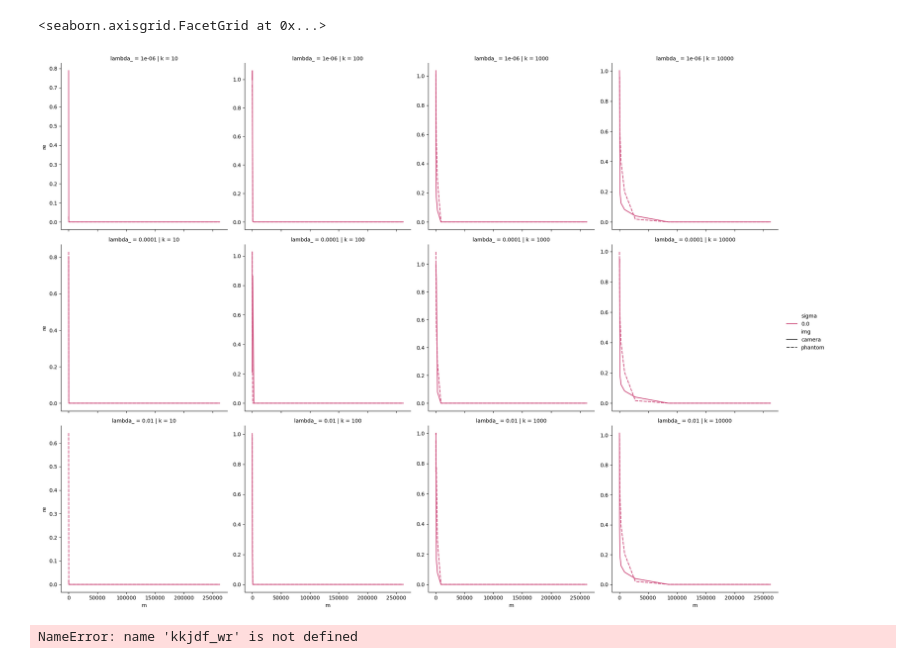
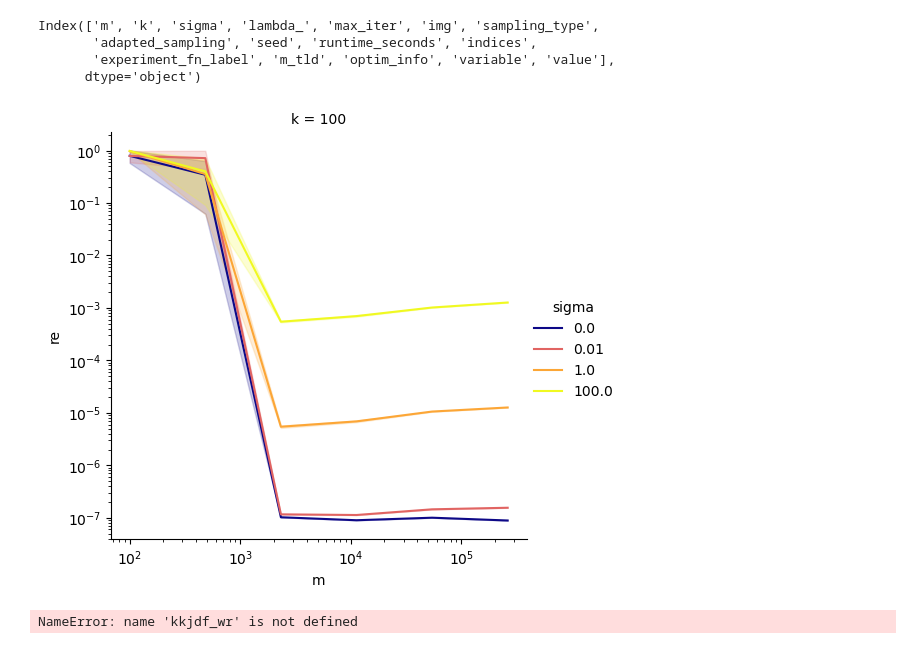
Before and after one commit to mscott99/Sparse_adapted_denoising, a Jupyter notebook: plots/optimized_denoising.ipynb, the cells around one changed output. Drawn from its saved outputs; the diff is of its cells as text; code cells hidden in the pictures.

```diff
--- a/plots/optimized_denoising.ipynb
+++ b/plots/optimized_denoising.ipynb
@@ -35,4 +35,11 @@ Attributes
-# %%
-df_wr = df[df['sampling_type']=='wr']
-mydf = df_wr[df_wr['adapted_sampling']==True]
-# mydf = df_wr[mydf['img']=="phantom"]
+# %%
+# df_wr = df[df['sampling_type']=='wr']
+# mydf = df_wr[df_wr['adapted_sampling']==True]
+# mydf = df_wr[mydf['img']=="phantom"]
+doubledf = melt_and_keep(mydf, ["re","emp_snr"])
+g = sns.relplot(doubledf, kind = "line", x = "m", y="value", row ="variable", col="k", hue="sigma", hue_norm=LogNorm(vmin=1e-8, clip=True) , palette="plasma", errorbar="se", facet_kws={'sharey':False})
+for ax in g.axes.flat:
+    ax.set_yscale('log')  # Set y-axis to log scale
+plt.xscale("log")
+# g=sns.relplot(mydf, kind = "line", x = "m", y="re", col="k", row="lambda_"  , hue="sigma", hue_norm=LogNorm(vmin=1e-4, clip=True), palette="plasma", errorbar="se", facet_kws={'sharey':False})
+#doubledf=melt_and_keep(mydf, ["re","unique_meas"])
@@ -39,16 +48,19 @@ mydf = df_wr[df_wr['adapted_sampling']==True]
+# %%
+melt_and_keep(mydf, ["re","emp_snr"]).columns
+# %% [output]
+Index(['m', 'k', 'sigma', 'lambda_', 'max_iter', 'img', 'sampling_type',
+       'adapted_sampling', 'seed', 'runtime_seconds', 'indices',
+       'experiment_fn_label', 'm_tld', 'optim_info', 'variable', 'value'],
+      dtype='object')
 # %%
-#mydf['prop_m'] = mydf['m']/mydf['sqt_n']**2
-#mydf['unique_meas'] = mydf['indices'].apply(lambda x: len(np.unique(x)))/ mydf['sqt_n']**2
-#doubledf=melt_and_keep(mydf, ["re","unique_meas"])
-#sns.relplot(mydf, kind = "line", x = "m", y="re", col="lambda_", style="img", hue="sigma", hue_norm=LogNorm(vmin=1e-4, clip=True), palette="plasma", errorbar="se")
-# g=sns.relplot(mydf, kind = "line", x = "m", y="re", col="k", row="lambda_" , hue="sigma", style = "img", hue_norm=LogNorm(vmin=1e-10, clip=True), palette="plasma", errorbar="se", facet_kws={'sharey':False})
-sns.relplot(mydf, kind = "line", x = "m", y="re", col="k", row="lambda_" , hue="sigma", style = "img", palette="plasma", errorbar="se", facet_kws={'sharey':False})
-# for ax in g.axes.flat:
-#     ax.set_yscale('log')  # Set y-axis to log scale
-# plt.xscale("log")
+%matplotlib inline
+mydf['fixed_y'] = mydf.apply(lambda row:row['y']/np.sqrt(row['m']))
+g = sns.relplot(mydf, kind = "line", x = "m", y="re", col="k", hue="sigma", hue_norm=LogNorm(vmin=1e-8, clip=True) , palette="plasma", errorbar="se", facet_kws={'sharey':False})
+for ax in g.axes.flat:
+    ax.set_yscale('log')  # Set y-axis to log scale
+plt.xscale("log")
 # %% [output]
-<seaborn.axisgrid.FacetGrid at 0x...>
-[figure, old version]
+[figure, new version]
 # %%
 kkjdf_wr
 # %% [output]
```
Also changed, not shown: parts of 3 cells of this notebook, 2 other files.
